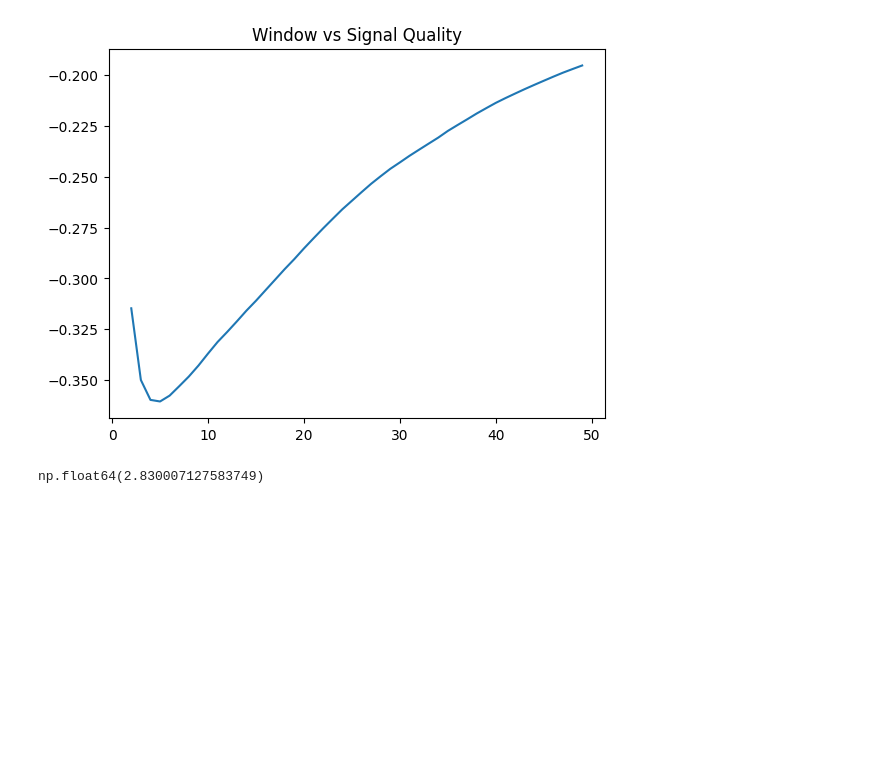
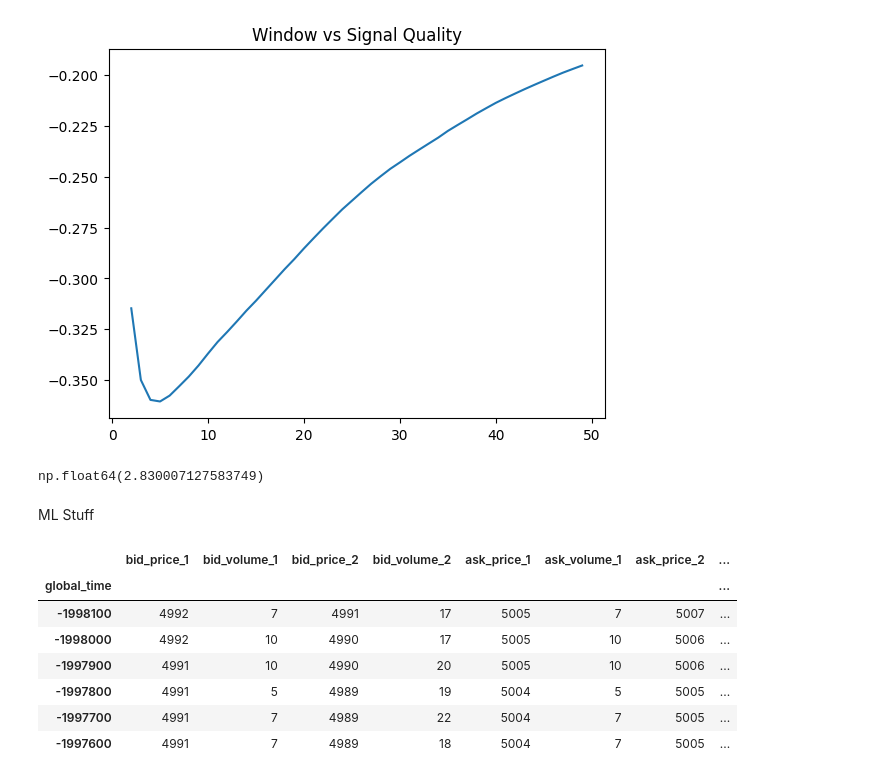
Before and after one commit to chrismcarr1/imc-prosperity-4, a Jupyter notebook: notebooks/tom_trader.ipynb, the cells around one changed output. Saved outputs shown, nothing was run; the diff lists cells and outputs as text; code cells hidden in the pictures; blank space fills up the shorter version.

```diff
--- a/notebooks/tom_trader.ipynb
+++ b/notebooks/tom_trader.ipynb
@@ -202,3 +198,45 @@ def evaluate_with_threshold(prices, window, threshold=2, horizon=5):
 evaluate_with_threshold(tom_prices["mid_price"], 8)
 # %% [output]
 np.float64(2.830007127583749)
+# %% [markdown]
+ML Stuff
+# %%
+tom_prices_ml = tom_prices.drop(['returns',
+                             'bid_volume',
+                             'ask_volume',
+                             'up_move',
+                             'down_move',
+                             'dev',
+                             'vol',
+                             'product',
+                             'bid_price_3',
+                             'bid_volume_3',
+                             'ask_price_3',
+                             'ask_volume_3',
+                             'profit_and_loss',
+                             'mean',
+                             'day',
+                             'timestamp'],
+                             axis=1)
+
+tom_prices_ml = tom_prices_ml.set_index('global_time')
+# %%
+tom_prices_ml['lev_1_volume'] = tom_prices_ml['bid_volume_1'] + tom_prices_ml['ask_volume_1']
+tom_prices_ml['lev_2_volume'] = tom_prices_ml['bid_volume_2'] + tom_prices_ml['ask_volume_2']
+tom_prices_ml['regime'] = ((tom_prices_ml['bid_volume_1'] - tom_prices_ml['ask_volume_1']) /
+                           (tom_prices_ml['bid_volume_1'] + tom_prices_ml['ask_volume_1']))
+tom_prices_ml['mean'] = tom_prices_ml["mid_price"].rolling(20).mean()
+tom_prices_ml['dev'] = tom_prices_ml["mid_price"] - tom_prices_ml['mean']
+tom_prices_ml['y'] = np.sign(np.log(tom_prices_ml['mid_price'] / tom_prices_ml['mid_price'].shift(1)))
+tom_prices_ml = tom_prices_ml.dropna()
+# %%
+tom_prices_ml.head(6)
+# %% [output]
+|  | bid_price_1 | bid_volume_1 | bid_price_2 | bid_volume_2 | ask_price_1 | ask_volume_1 | ask_price_2 | ... |
+| global_time |  |  |  |  |  |  |  | ... |
+| -1998100 | 4992 | 7 | 4991 | 17 | 5005 | 7 | 5007 | ... |
+| -1998000 | 4992 | 10 | 4990 | 17 | 5005 | 10 | 5006 | ... |
+| -1997900 | 4991 | 10 | 4990 | 20 | 5005 | 10 | 5006 | ... |
+| -1997800 | 4991 | 5 | 4989 | 19 | 5004 | 5 | 5005 | ... |
+| -1997700 | 4991 | 7 | 4989 | 22 | 5004 | 7 | 5005 | ... |
+| -1997600 | 4991 | 7 | 4989 | 18 | 5004 | 7 | 5005 | ... |
```
Also changed, not shown: parts of 21 cells of this notebook, 4 other files.
